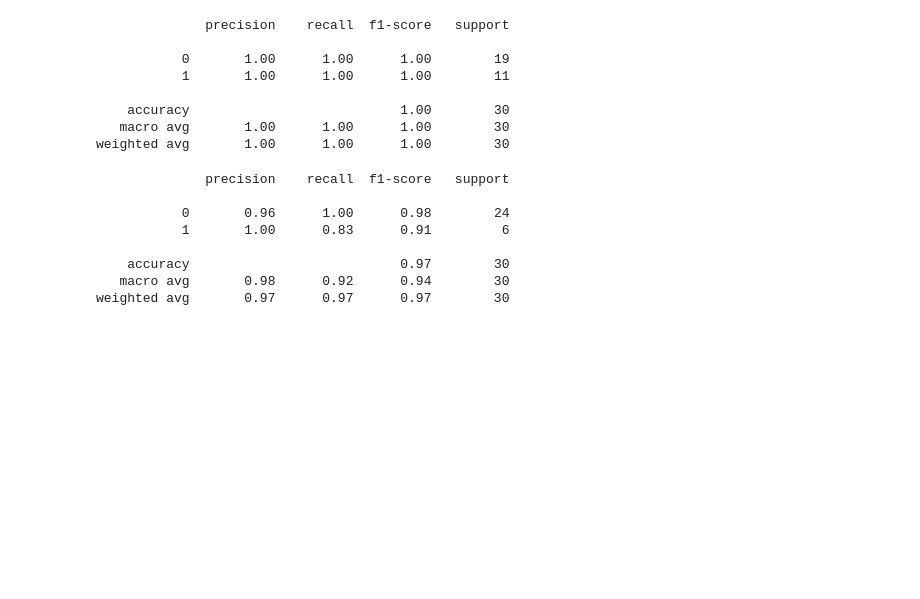
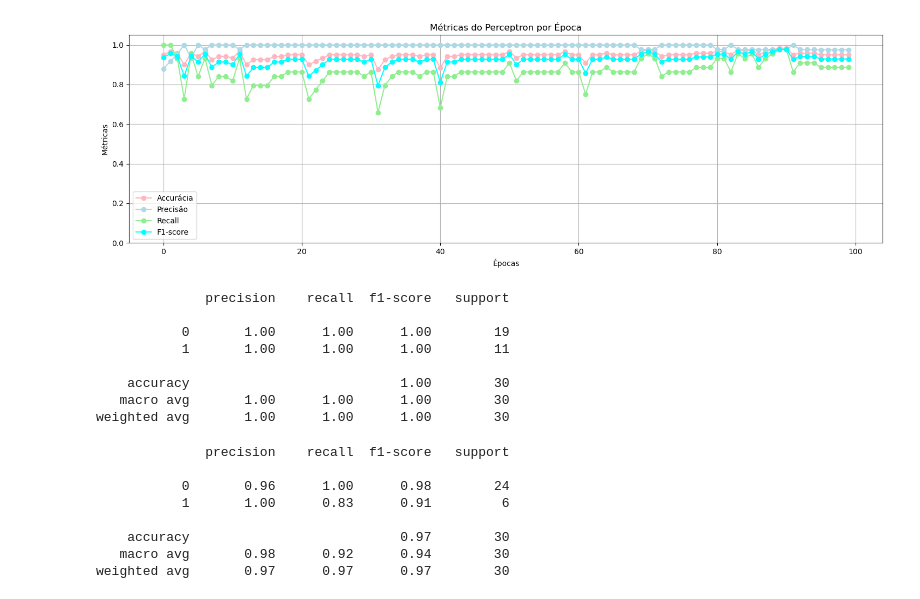
Before and after one commit to Fcisraelalves/One-vs-Rest---Simple_perceptron, a Jupyter notebook: src/OneVsRest_Simple_perceptron.ipynb, the cells around one changed output. Cells and saved outputs as stored; diff of their text form; code cells hidden in the pictures; blank space fills up the shorter version.

Commit message:
adicionando métricas

```diff
--- a/src/OneVsRest_Simple_perceptron.ipynb
+++ b/src/OneVsRest_Simple_perceptron.ipynb
@@ -151,19 +105,7 @@ F1-score: 92.86%
-# %%
-import matplotlib.pyplot as plt
-def grafico_metricas(model : Perceptron):
-    plt.figure(figsize=(18, 5))
-    plt.plot(np.array(range(model.epochs)), model2.accuracy, marker='o', linestyle='-', color='lightpink', label='Accurácia')
-    plt.plot(np.array(range(model.epochs)), model2.precision, marker='o', linestyle='-', color='lightblue', label='Precisão')
-    plt.plot(np.array(range(model.epochs)), model2.recall, marker='o', linestyle='-', color='lightgreen', label='Recall')
-    plt.plot(np.array(range(model.epochs)), model2.f1score, marker='o', linestyle='-', color='cyan', label='F1-score')
-
-    plt.xlabel('Épocas')
-    plt.ylabel('Métricas')
-    plt.title('Métricas do Perceptron por Época')
-    plt.grid(True)
-    plt.legend()
-    plt.ylim(0, 1.05)  # escala de 0 a 1 (ou 105% se quiser)
-    plt.show()
+# %%
+grafico_metricas(model2)
+# %% [output]
+[figure, added]
 # %%
 #testando o primeiro perceptron
 
```
Also changed, not shown: parts of 4 cells of this notebook.
